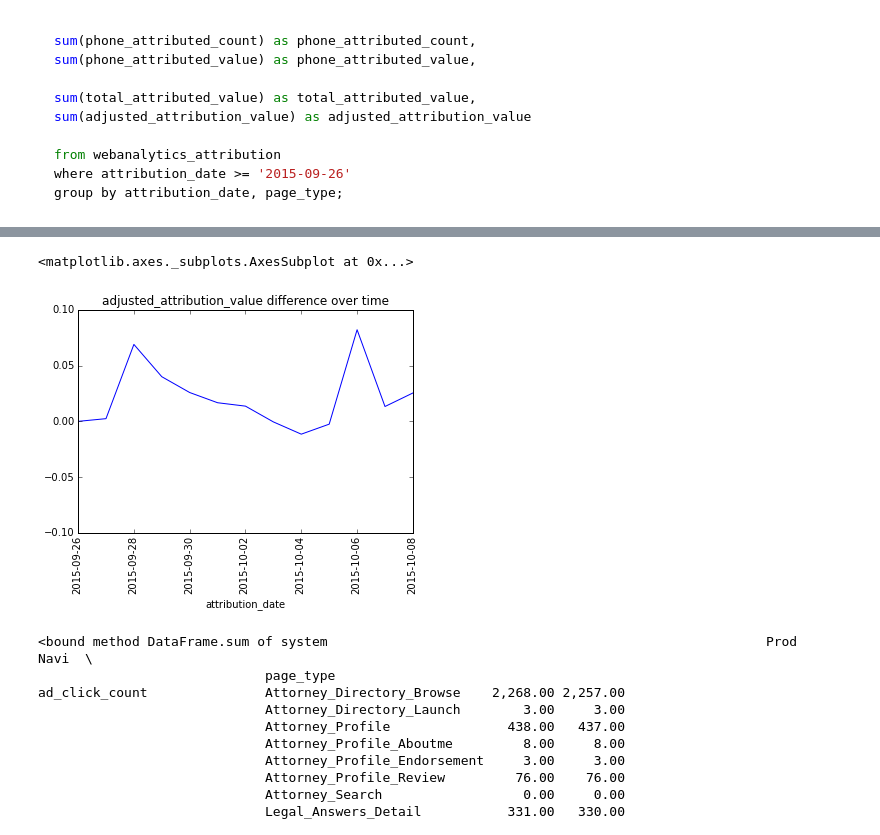
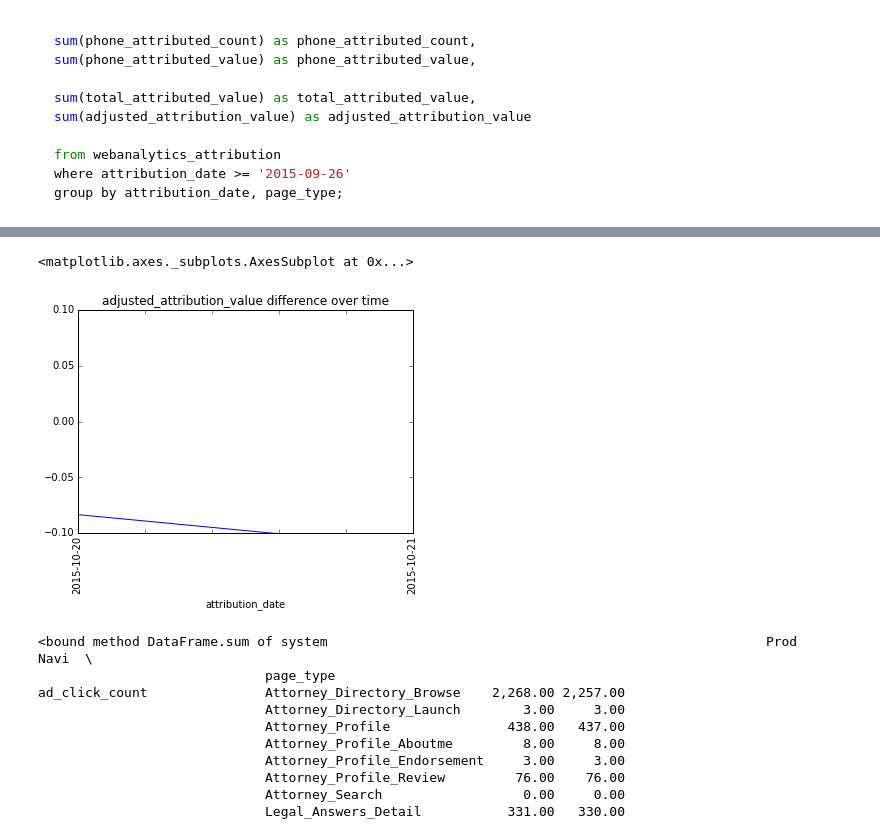
Before and after one commit to Bekbolatov/kaggle, a Jupyter notebook: notebooks/Navi_weblogs.ipynb, the cells around one changed output, grey strips where cells are left out. Cells and saved outputs as stored; diff of their text form; code cells hidden in the pictures.

````diff
--- a/notebooks/Navi_weblogs.ipynb
+++ b/notebooks/Navi_weblogs.ipynb
@@ -257,10 +278,10 @@ group by attribution_date, page_type;
 ```
 # %%
 acv_prod = pd.read_csv(base_loc + 'acv_prod.csv')
-acv_prod['system'] = 'Prod'
+acv_prod['system'] = 'Curr'
 
-acv_navi = pd.read_csv(base_loc + 'acv_navi.csv')
-acv_navi['system'] = 'Navi'
+acv_navi = pd.read_csv(base_loc + 'acv_test.csv')
+acv_navi['system'] = 'Prev'
 
 acv = pd.concat([acv_navi, acv_prod]).set_index(['attribution_date', 'page_type', 'system'])
 # %%
@@ -269,9 +290,9 @@ acv = pd.concat([acv_navi, acv_prod]).set_index(['attribution_date', 'page_type'
 # %%
 acv = acv.stack().unstack(level=2).dropna()
 
-acv['diff_abs'] = acv['Navi'] - acv['Prod']
-acv['diff'] = ["{0:.2f}%".format(val * 100)  for val in acv['diff_abs']/acv['Prod']]
+acv['diff_abs'] = acv['Curr'] - acv['Prev']
+acv['diff'] = ["{0:.2f}%".format(val * 100)  for val in acv['diff_abs']/acv['Prev']]
 
-acv = acv[['Prod', 'Navi', 'diff_abs', 'diff']]
+acv = acv[['Prev', 'Curr', 'diff_abs', 'diff']]
 acv.to_html('acv.html')
 # %%
@@ -299,10 +339,10 @@ acv_no_page_type
 # %%
 phone_attribution_value = acv.swaplevel(0,2).ix['adjusted_attribution_value'].swaplevel(0,1).groupby(level=[0]).sum()
-phone_attribution_value['diff'] = [val for val in phone_attribution_value['diff_abs']/phone_attribution_value['Prod']]
+phone_attribution_value['diff'] = [val for val in phone_attribution_value['diff_abs']/phone_attribution_value['Prev']]
 phone_attribution_value['diff'].plot(title='adjusted_attribution_value difference over time', rot=90, ylim= [-0.10, 0.10]) #ylabel='[Navi - Prod]/Prod')
 # %% [output]
 <matplotlib.axes._subplots.AxesSubplot at 0x...>
-[figure, old version]
+[figure, new version]
 # %%
 acv.ix['2015-09-29'].swaplevel(0,1).sort_index().sum
 # %% [output]
````
Also changed, not shown: parts of 13 cells of this notebook, 7 other files.
